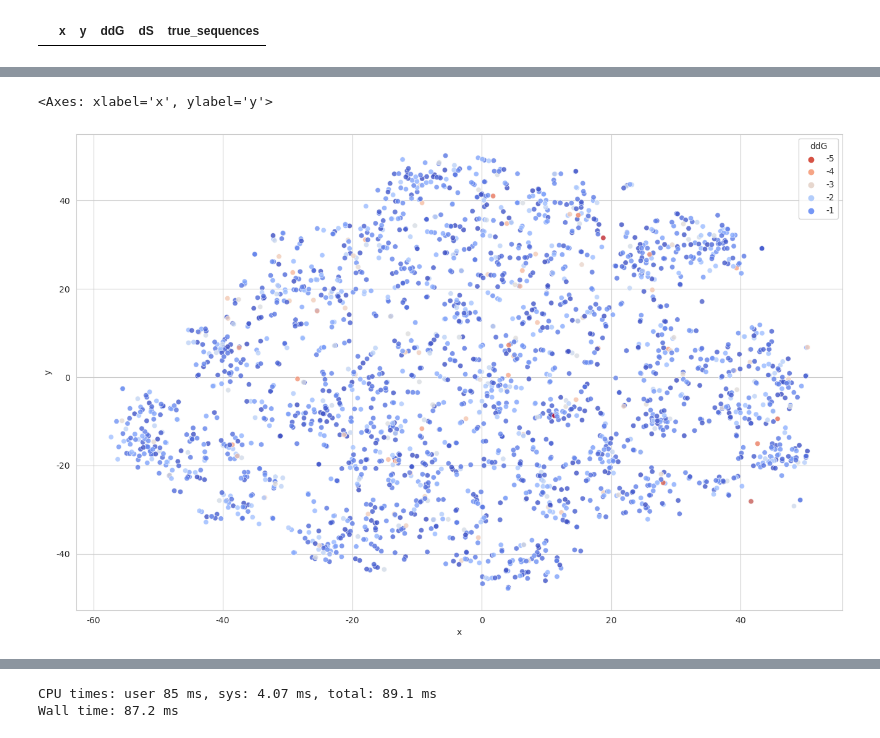
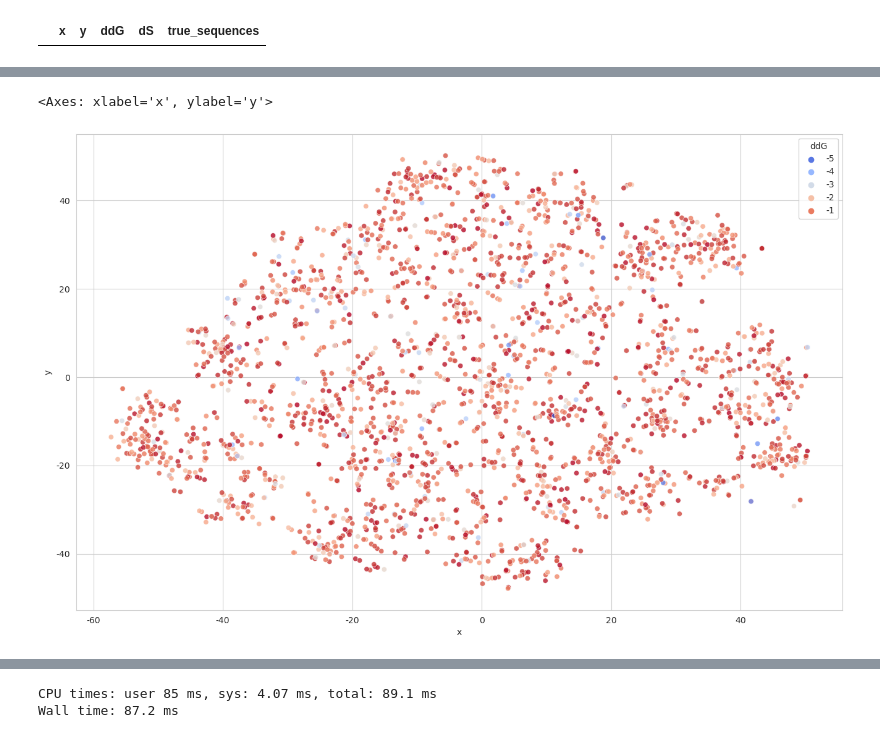
Before and after one commit to Hill-Wenka/LatentEvolution, a Jupyter notebook: script/task_03_Latent_analysis/inference.ipynb, the cells around one changed output, grey strips where cells are left out. Drawn from its saved outputs; the diff is of its cells as text; code cells hidden in the pictures.

```diff
--- a/script/task_03_Latent_analysis/inference.ipynb
+++ b/script/task_03_Latent_analysis/inference.ipynb
@@ -437,7 +435,7 @@ plt.figure(figsize=(16, 10))
 sns.scatterplot(
     x="x", y="y",
     hue="ddG",
-    palette='coolwarm_r',
+    palette='coolwarm',
     data=z_tsne,
     alpha=0.8
 )
@@ -447,2 +445,2 @@ Wall time: 84.4 ms
 <Axes: xlabel='x', ylabel='y'>
-[figure, old version]
+[figure, new version]
```
Also changed, not shown: parts of 4 cells of this notebook.
